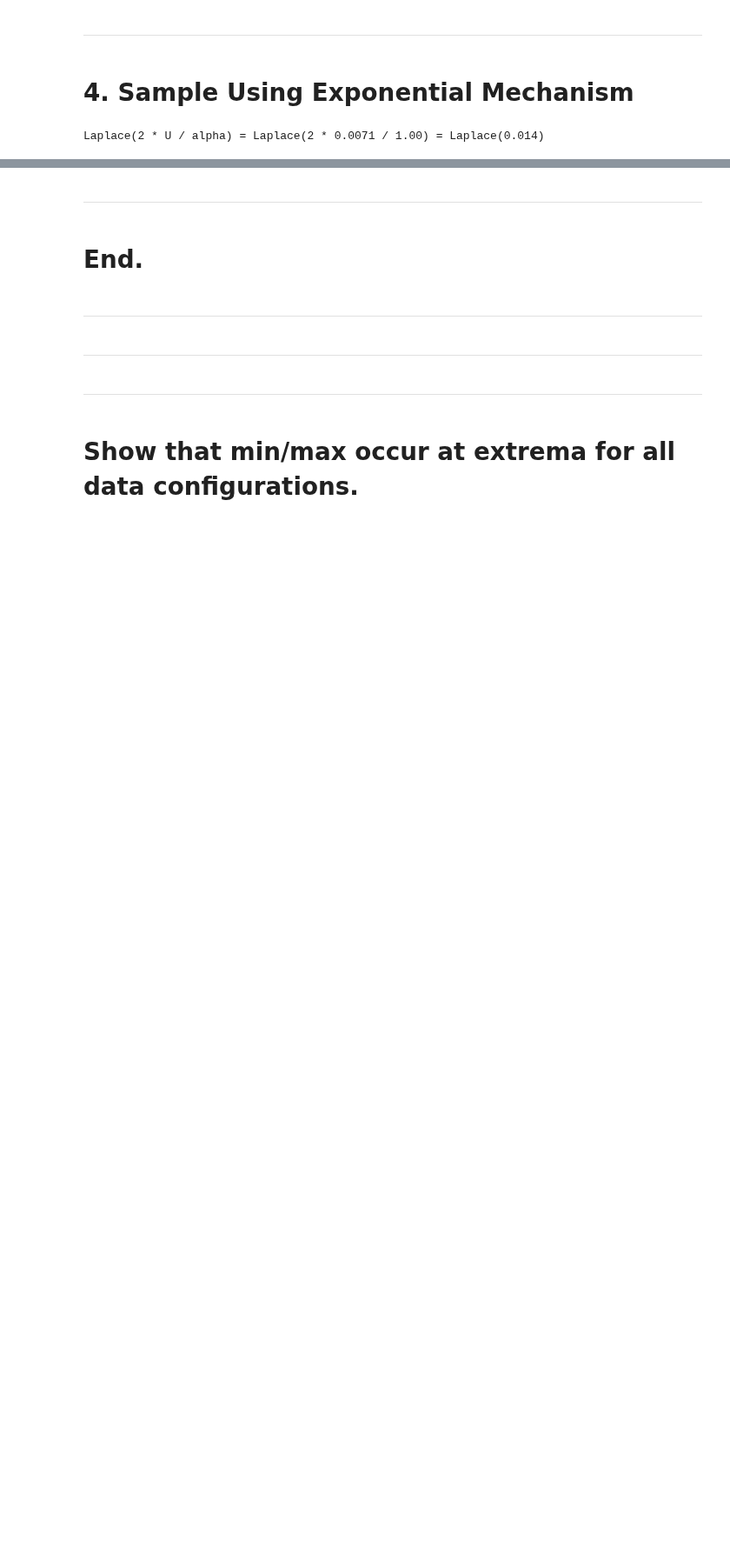
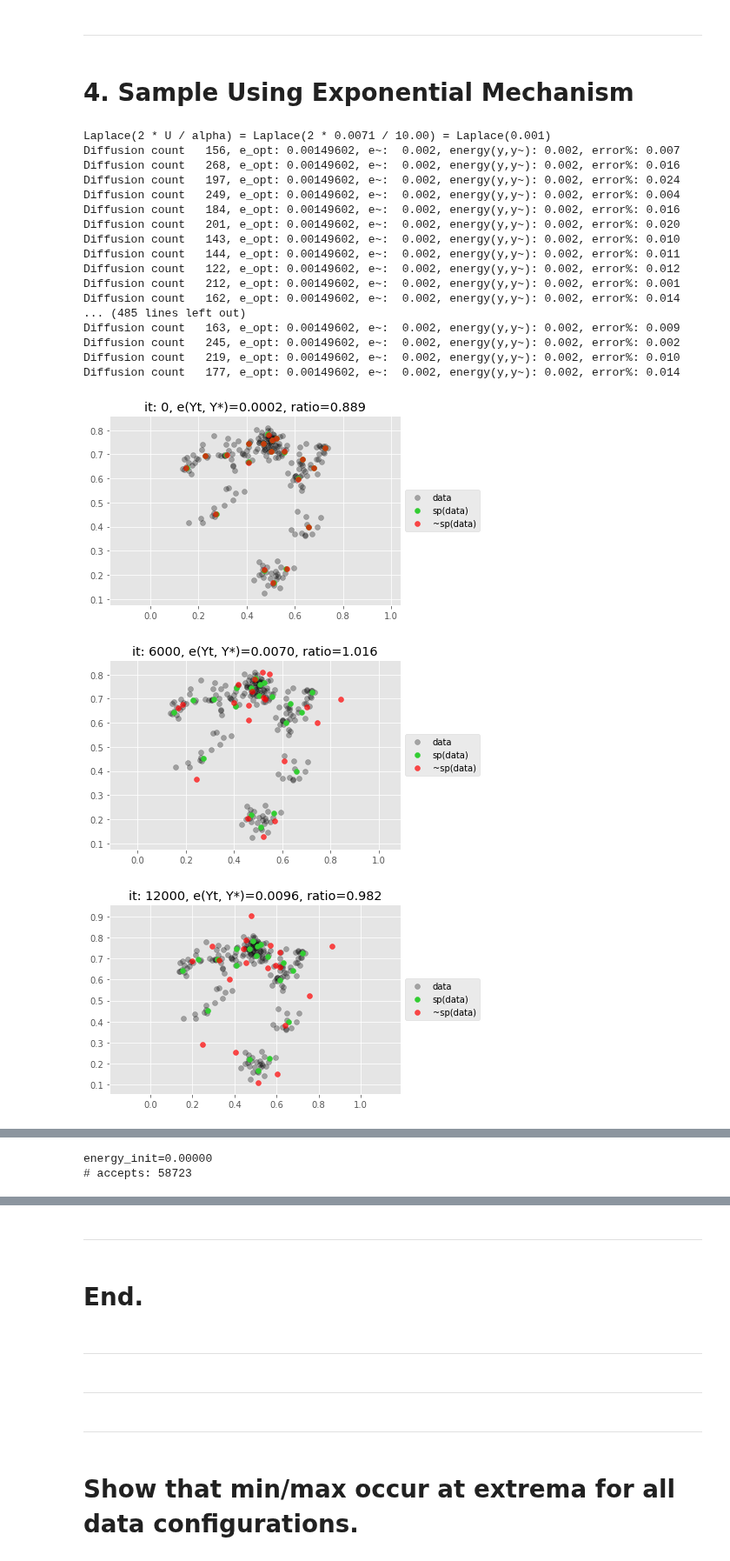
Before and after one commit to diesendruck/pv, a Jupyter notebook: mv_sp_privacy/src/mv_sp_privacy.ipynb, the cells around one changed output, grey strips where cells are left out. Shown at 87% size. Cells and saved outputs as stored; diff of their text form; code cells hidden in the pictures; blank space fills up the shorter version.

Commit message:
added comparison of diffusion, metropolis hastings, and uniform

```diff
--- a/mv_sp_privacy/src/mv_sp_privacy.ipynb
+++ b/mv_sp_privacy/src/mv_sp_privacy.ipynb
@@ -519,15 +537,43 @@ def sample_sp_exp_mech(e_opt, energy_sensitivity, x, y_opt, max_iter, lr, alpha=
 # %%
+ALPHA = 10
+STEP_SIZE = 1e-3
+NUM_Y_TILDES = 500
+
 # Define energy sensitivity for Exponential Mechanism.
-
-#ALPHA = 1
-#DIFFUSION_SIZE = 1e-2
-
-#energy_sensitivity = np.power(dim, 1. / ENERGY_POWER) / N
-# TODO: New result, verify
 energy_sensitivity = 2 * DIM ** (1. / ENERGY_POWER) / N ** 2
-
 print(('Laplace(2 * U / alpha) = Laplace(2 * {:.4f} / {:.2f}) '
        '= Laplace({:.3f})').format(energy_sensitivity, ALPHA,
                                    2. * energy_sensitivity / ALPHA))
+
+# Sample support points.
+METHOD = 'diffusion'
+(y_tildes_diffusion,
+ energies_diffusion) = sample_sp_exp_mech(e_opt, energy_sensitivity, x, y_opt,
+                                          METHOD, STEP_SIZE, NUM_Y_TILDES,
+                                          alpha=ALPHA)
+METHOD = 'mh'
+(y_tildes_mh,
+ energies_mh) = sample_sp_exp_mech(e_opt, energy_sensitivity, x, y_opt,
+                                   METHOD, STEP_SIZE, NUM_Y_TILDES,
+                                   alpha=ALPHA)
 # %% [output]
-Laplace(2 * U / alpha) = Laplace(2 * 0.0071 / 1.00) = Laplace(0.014)
+Laplace(2 * U / alpha) = Laplace(2 * 0.0071 / 10.00) = Laplace(0.001)
+Diffusion count   156, e_opt: 0.00149602, e~:  0.002, energy(y,y~): 0.002, error%: 0.007
+Diffusion count   268, e_opt: 0.00149602, e~:  0.002, energy(y,y~): 0.002, error%: 0.016
+Diffusion count   197, e_opt: 0.00149602, e~:  0.002, energy(y,y~): 0.002, error%: 0.024
+Diffusion count   249, e_opt: 0.00149602, e~:  0.002, energy(y,y~): 0.002, error%: 0.004
+Diffusion count   184, e_opt: 0.00149602, e~:  0.002, energy(y,y~): 0.002, error%: 0.016
+Diffusion count   201, e_opt: 0.00149602, e~:  0.002, energy(y,y~): 0.002, error%: 0.020
+Diffusion count   143, e_opt: 0.00149602, e~:  0.002, energy(y,y~): 0.002, error%: 0.010
+Diffusion count   144, e_opt: 0.00149602, e~:  0.002, energy(y,y~): 0.002, error%: 0.011
+Diffusion count   122, e_opt: 0.00149602, e~:  0.002, energy(y,y~): 0.002, error%: 0.012
+Diffusion count   212, e_opt: 0.00149602, e~:  0.002, energy(y,y~): 0.002, error%: 0.001
+Diffusion count   162, e_opt: 0.00149602, e~:  0.002, energy(y,y~): 0.002, error%: 0.014
+... (485 lines left out)
+Diffusion count   163, e_opt: 0.00149602, e~:  0.002, energy(y,y~): 0.002, error%: 0.009
+Diffusion count   245, e_opt: 0.00149602, e~:  0.002, energy(y,y~): 0.002, error%: 0.002
+Diffusion count   219, e_opt: 0.00149602, e~:  0.002, energy(y,y~): 0.002, error%: 0.010
+Diffusion count   177, e_opt: 0.00149602, e~:  0.002, energy(y,y~): 0.002, error%: 0.014
+[figure, added]
+[figure, added]
+[figure, added]
@@ -533,0 +589,2 @@ Laplace(2 * U / alpha) = Laplace(2 * 0.0071 / 1.00) = Laplace(0.014)
+energy_init=0.00000
+# accepts: 58723
```
Also changed, not shown: parts of 8 cells of this notebook.
